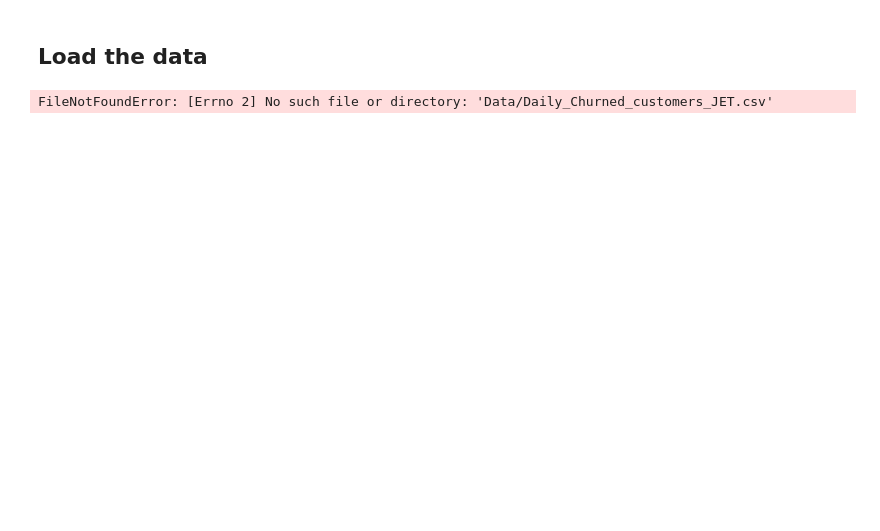
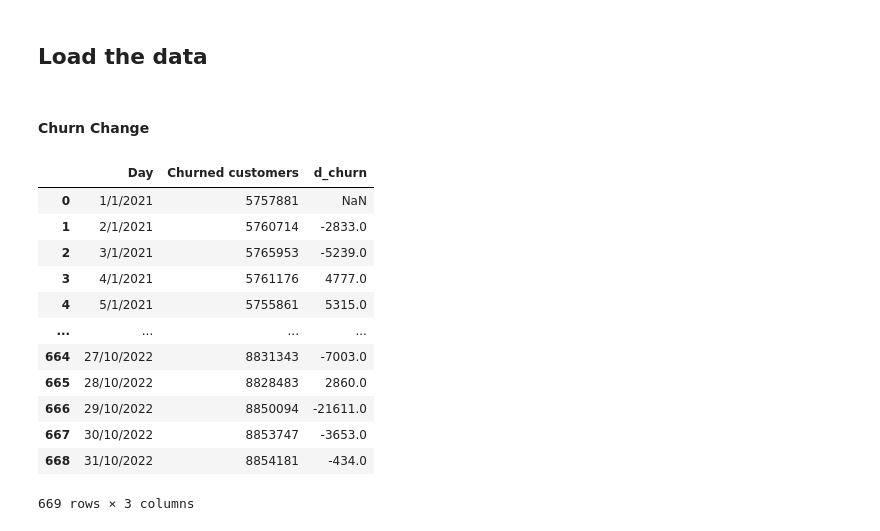
Before and after one commit to AngeloBarisano/Supply_Chain, a Jupyter notebook: Notebooks/dataprep.ipynb, the cells around one changed output. Cells and saved outputs as stored; diff of their text form; code cells hidden in the pictures; blank space fills up the shorter version.

```diff
--- a/Notebooks/dataprep.ipynb
+++ b/Notebooks/dataprep.ipynb
@@ -21,6 +11,28 @@ NameError: name '__file__' is not defined
 # %% [markdown]
 ## Load the data
-# %%
-pd.read_csv("Data/Daily_Churned_customers_JET.csv")
-# %% [output]
-FileNotFoundError: [Errno 2] No such file or directory: 'Data/Daily_Churned_customers_JET.csv'
+# %%
+df_customer_Churn = pd.read_csv("Data/Daily_Churned_customers_JET.csv")
+
+df_input_accounts = pd.read_csv("Data/input_accounts_21_10_2022.csv")
+
+df_tweets = pd.read_csv("Data/tweets-2022-10-21_justeattakeaway.csv")
+# %% [markdown]
+#### Churn Change
+# %%
+df_customer_Churn["d_churn"] = df_customer_Churn["Churned customers"].shift(1) - df_customer_Churn["Churned customers"]
+# %%
+df_customer_Churn
+# %% [output]
+|  | Day | Churned customers | d_churn |
+| 0 | 1/1/2021 | 5757881 | NaN |
+| 1 | 2/1/2021 | 5760714 | -2833.0 |
+| 2 | 3/1/2021 | 5765953 | -5239.0 |
+| 3 | 4/1/2021 | 5761176 | 4777.0 |
+| 4 | 5/1/2021 | 5755861 | 5315.0 |
+| ... | ... | ... | ... |
+| 664 | 27/10/2022 | 8831343 | -7003.0 |
+| 665 | 28/10/2022 | 8828483 | 2860.0 |
+| 666 | 29/10/2022 | 8850094 | -21611.0 |
+| 667 | 30/10/2022 | 8853747 | -3653.0 |
+| 668 | 31/10/2022 | 8854181 | -434.0 |
+669 rows × 3 columns
```
Also changed, not shown: parts of 27 cells of this notebook, 2 other files.
